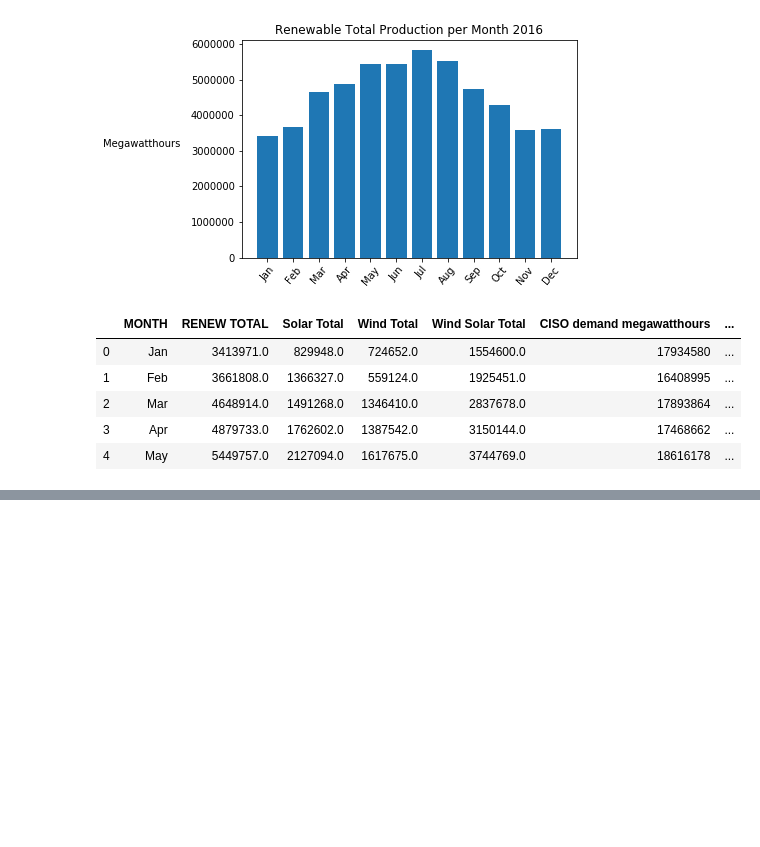
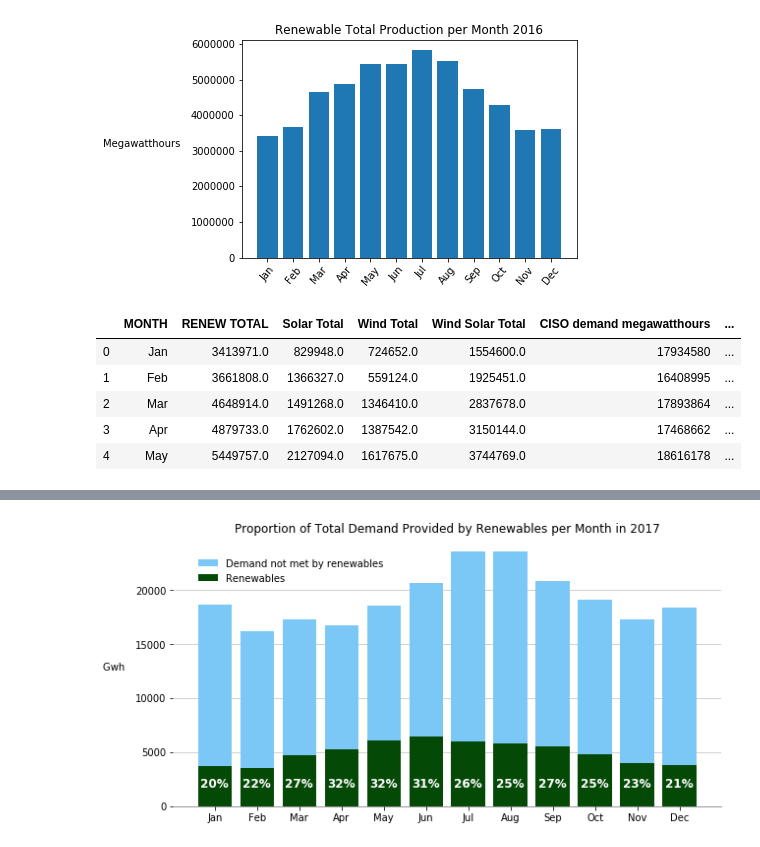
Before and after one commit to scottinsactown/California-Renewable-Energy--data-analysis, a Jupyter notebook: project_start_scott.ipynb, the cells around one changed output, grey strips where cells are left out. Cells and saved outputs as stored; diff of their text form; code cells hidden in the pictures; blank space fills up the shorter version.

```diff
--- a/project_start_scott.ipynb
+++ b/project_start_scott.ipynb
@@ -242 +181,40 @@ plt.show()
+# %%
+# Plot demand vs renewables production by month 2017 chart
+fig,ax = plt.subplots()
+renew_17 = merged_df_17['Renew Gigawatthours']
+fig.set_figheight(5)
+fig.set_figwidth(10)
+
+# Plot renewables
+p1 = plt.bar(merged_df_17['MONTH'],renew_17,width=.8,color='xkcd:darkgreen',label='Renewables')
+
+# Plot total demand less renewables
+p2 = plt.bar(merged_df_17['MONTH'],(merged_df_17['Demand Gigawatthours']-renew_17),
+             bottom=renew_17,width=.8,color='xkcd:lightblue',label='Demand not met by renewables')
+    #color consistent with other charts for total demand
+
+# Label bars with % renewable
+bar_label = merged_df_17['Percent Renew']
+def autolabel(rects):
+    for idx,rect in enumerate(p1):
+        height = 1500
+        ax.text(rect.get_x() + rect.get_width()/2., height, (bar_label[idx]),
+                ha='center',va='bottom',color='w',weight='bold',fontsize='12')
+autolabel (p1)
+
+# Chart design
+plt.title('Proportion of Total Demand Provided by Renewables per Month in 2017')
+plt.ylabel("Gwh  ",rotation='0',ha='right')
+ax.spines['top'].set_visible(False)
+ax.spines['right'].set_visible(False)
+ax.spines['left'].set_visible(False)
+ax.spines['bottom'].set_alpha(.5)
+plt.grid(axis='y',alpha=.7)
+ax.set_axisbelow(True)
+handles, labels = ax.get_legend_handles_labels()
+ax.legend(handles[::-1], labels[::-1],frameon=False,bbox_to_anchor=(.4,.8))
+# ax.legend(handles[::-1], labels[::-1],bbox_to_anchor=(1,.2), borderaxespad=0,frameon=False) # ax.legend(prop=dict(size=18))
+plt.show()
+# %% [output]
+[figure, added]
 # %%
```
Also changed, not shown: parts of 14 cells of this notebook, 3 other files.
